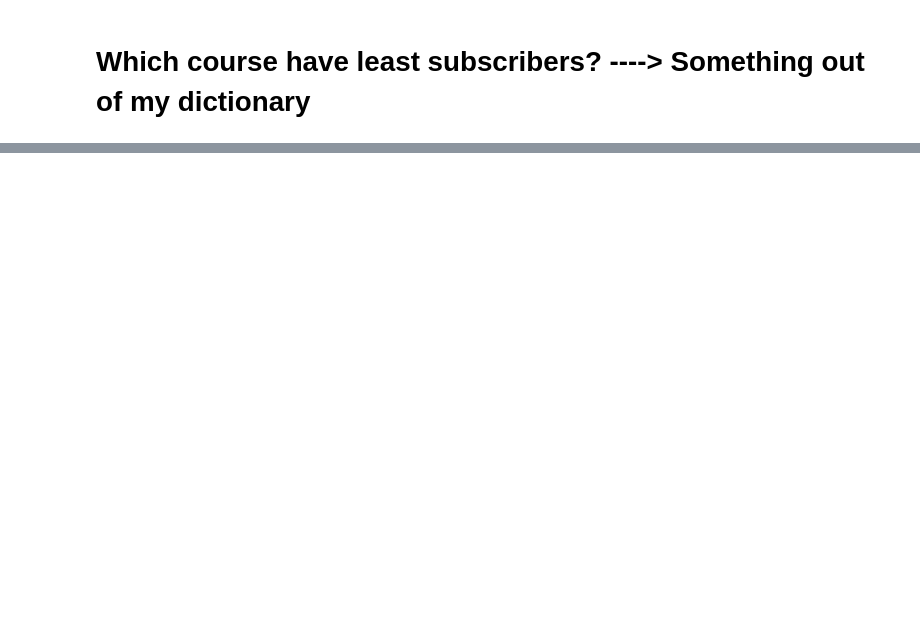
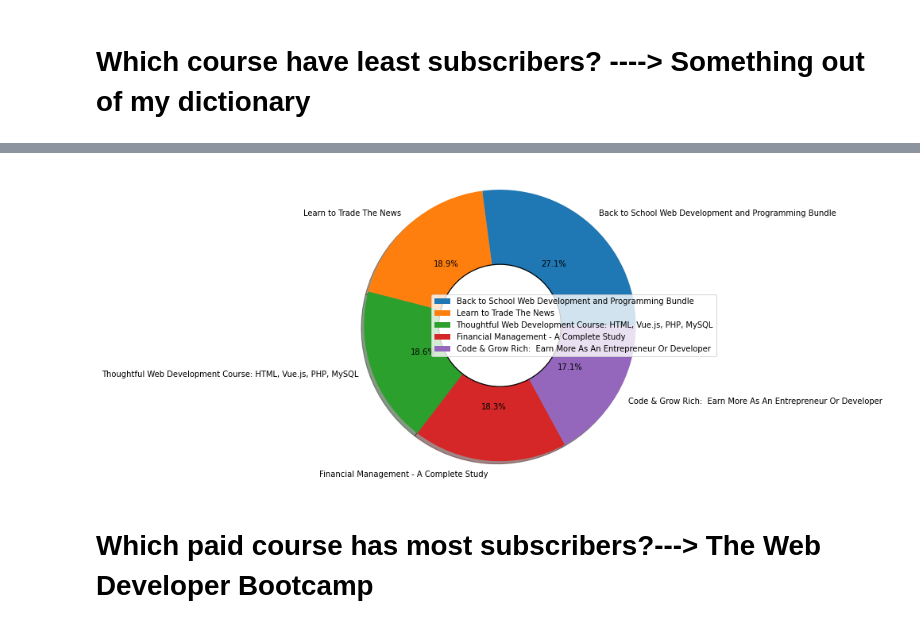
Before and after one commit to pratik-276/Infinite_Stories_with_Data, a Jupyter notebook: Udemy Courses/let-s-find-the-best-course-at-cheapest-price.ipynb, the cells around one changed output, grey strips where cells are left out. Drawn from its saved outputs; the diff is of its cells as text; code cells hidden in the pictures; blank space fills up the shorter version.

```diff
--- a/Udemy Courses/let-s-find-the-best-course-at-cheapest-price.ipynb
+++ b/Udemy Courses/let-s-find-the-best-course-at-cheapest-price.ipynb
@@ -100,0 +147,18 @@ fig.show()
+# %%
+course = data.loc[:, ['course_title','num_lectures']]
+course = course.groupby('course_title')['num_lectures'].max().reset_index()
+course = course.sort_values('num_lectures', ascending=False)
+course = course.head()
+
+fig = plt.figure(figsize=(10,7))
+plt.pie(course['num_lectures'], labels=course['course_title'], autopct='%1.1f%%', shadow=True)
+centre_circle = plt.Circle((0,0),0.45,color='black', fc='white',linewidth=1.25)
+fig = plt.gcf()
+fig.gca().add_artist(centre_circle)
+plt.legend(loc='center right')
+plt.axis('equal')
+plt.show()
+# %% [output]
+[figure, added]
+# %% [markdown]
+# Which paid course has most subscribers?---> The Web Developer Bootcamp
```
Also changed, not shown: parts of 29 cells of this notebook.
